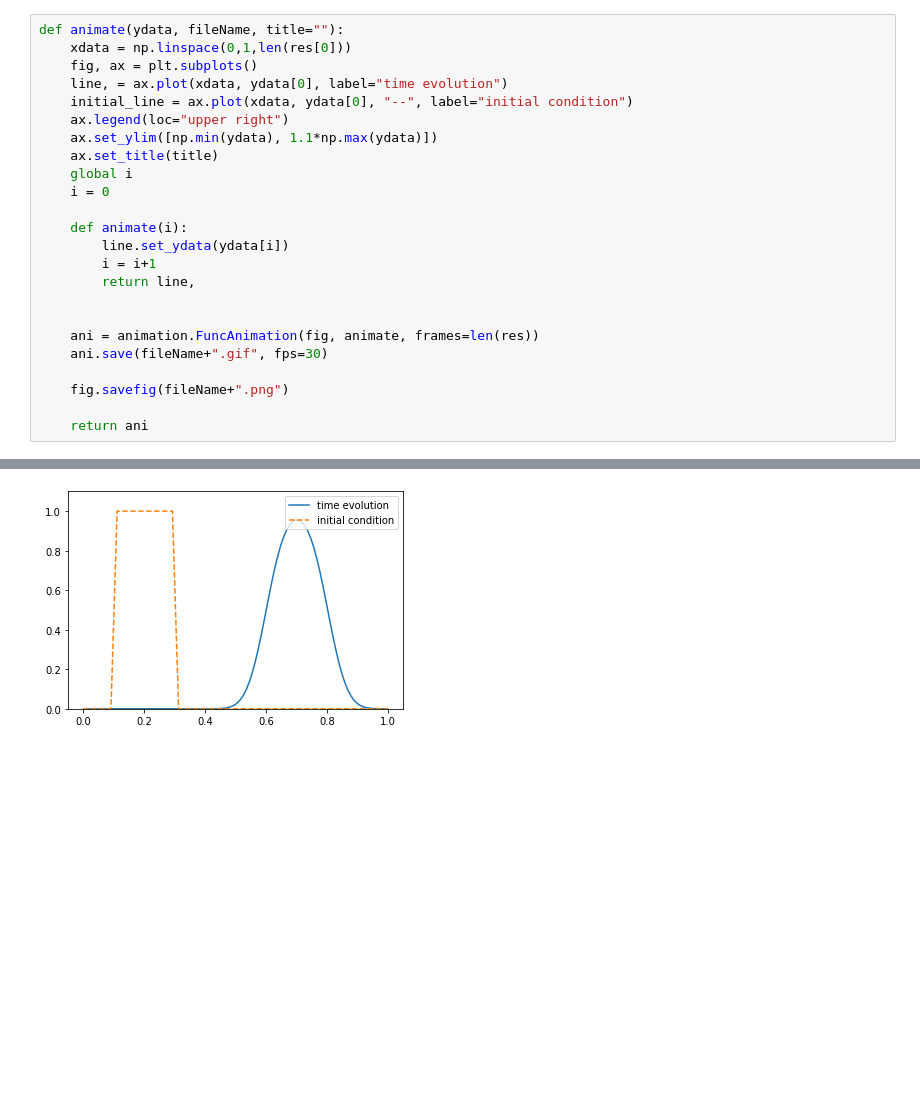
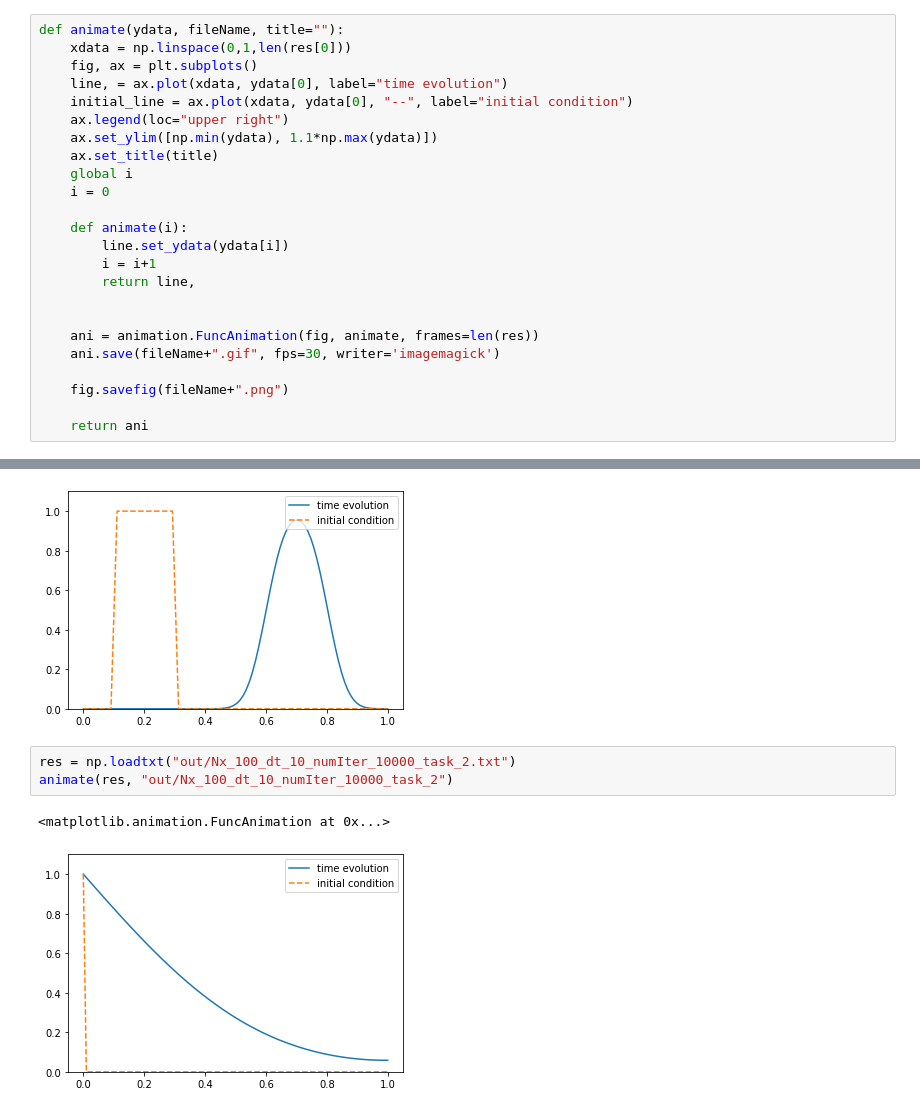
Before and after one commit to hitimr/NSSC2, a Jupyter notebook: Ex3/1.1_hiti.ipynb, the cells around one changed output, grey strips where cells are left out. Saved outputs shown, nothing was run; the diff lists cells and outputs as text; blank space fills up the shorter version.

```diff
--- a/Ex3/1.1_hiti.ipynb
+++ b/Ex3/1.1_hiti.ipynb
@@ -21,7 +21,7 @@ def animate(ydata, fileName, title=""):
 
 
     ani = animation.FuncAnimation(fig, animate, frames=len(res))
-    ani.save(fileName+".gif", fps=30)
+    ani.save(fileName+".gif", fps=30, writer='imagemagick')
 
     fig.savefig(fileName+".png")
 
@@ -136,3 +136,9 @@ animate(res, "out/task2_square_co_0.5")
 # %% [output]
 <matplotlib.animation.FuncAnimation at 0x...>
 [figure]
+# %%
+res = np.loadtxt("out/Nx_100_dt_10_numIter_10000_task_2.txt")
+animate(res, "out/Nx_100_dt_10_numIter_10000_task_2")
+# %% [output]
+<matplotlib.animation.FuncAnimation at 0x...>
+[figure, added]
```
